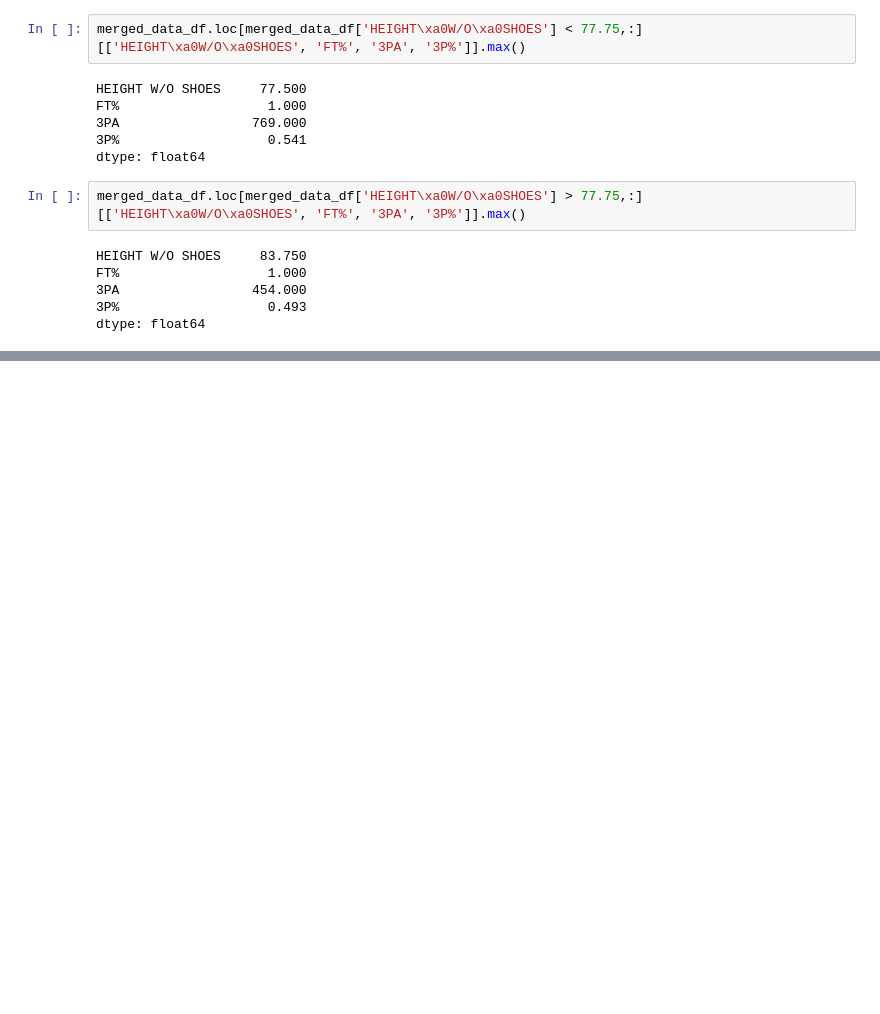
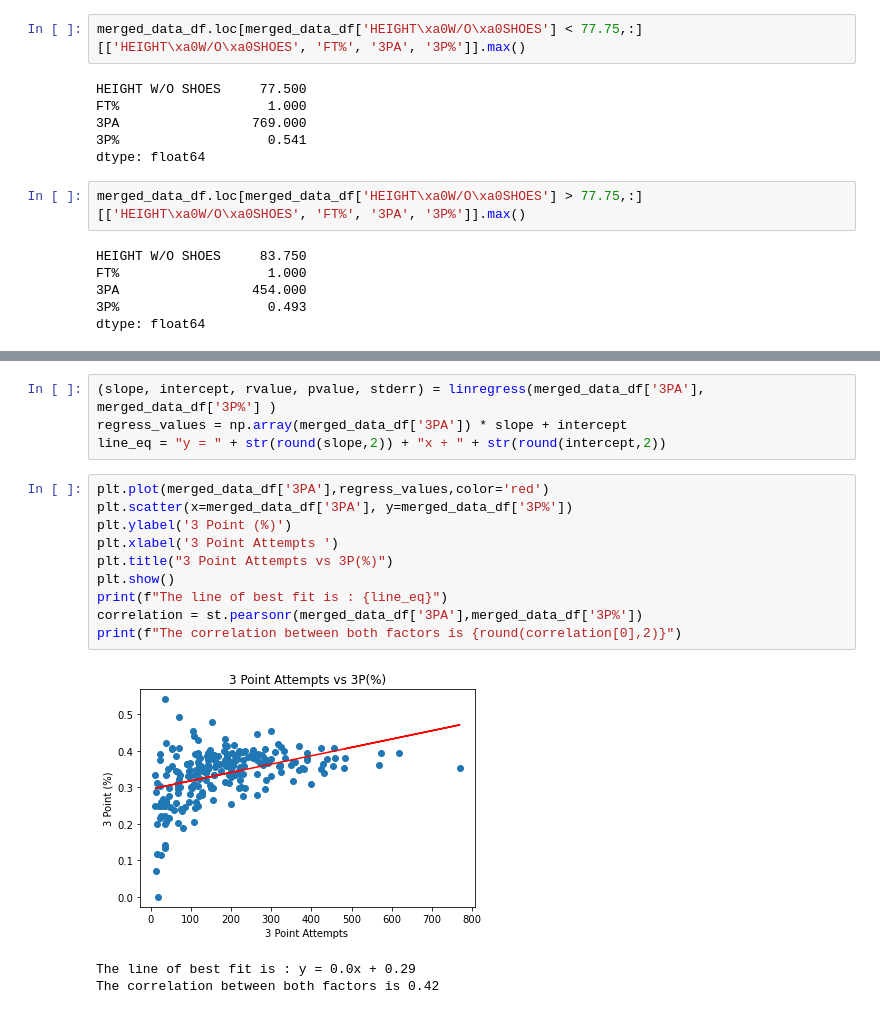
Before and after one commit to adithyav09/Group-APIs-Project, a Jupyter notebook: NBA_DATA.ipynb, the cells around one changed output, grey strips where cells are left out. Cells and saved outputs as stored; diff of their text form; blank space fills up the shorter version.

```diff
--- a/NBA_DATA.ipynb
+++ b/NBA_DATA.ipynb
@@ -435,0 +508,18 @@ dtype: float64
+# %%
+(slope, intercept, rvalue, pvalue, stderr) = linregress(merged_data_df['3PA'], merged_data_df['3P%'] )
+regress_values = np.array(merged_data_df['3PA']) * slope + intercept
+line_eq = "y = " + str(round(slope,2)) + "x + " + str(round(intercept,2))
+# %%
+plt.plot(merged_data_df['3PA'],regress_values,color='red')
+plt.scatter(x=merged_data_df['3PA'], y=merged_data_df['3P%'])
+plt.ylabel('3 Point (%)')
+plt.xlabel('3 Point Attempts ')
+plt.title("3 Point Attempts vs 3P(%)")
+plt.show()
+print(f"The line of best fit is : {line_eq}")
+correlation = st.pearsonr(merged_data_df['3PA'],merged_data_df['3P%'])
+print(f"The correlation between both factors is {round(correlation[0],2)}")
+# %% [output]
+[figure, added]
+The line of best fit is : y = 0.0x + 0.29
+The correlation between both factors is 0.42
```
Also changed, not shown: parts of 6 cells of this notebook.
